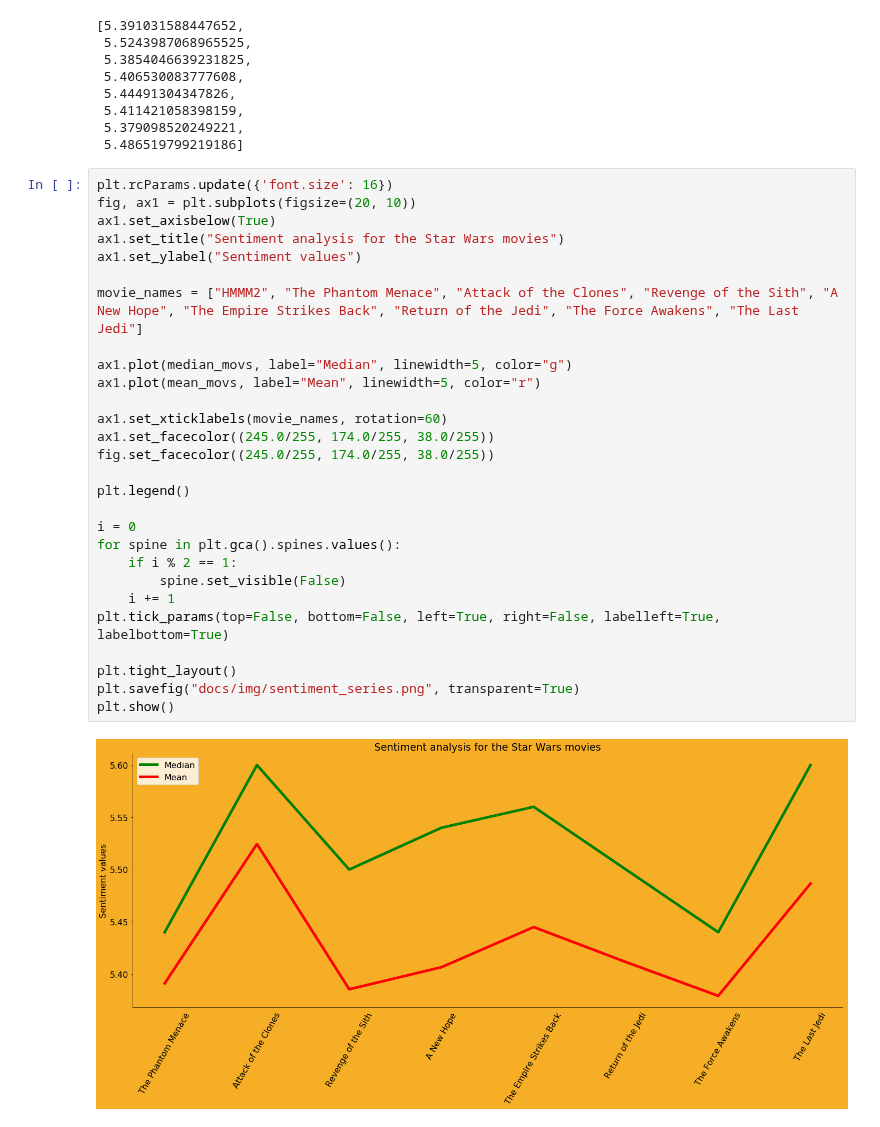
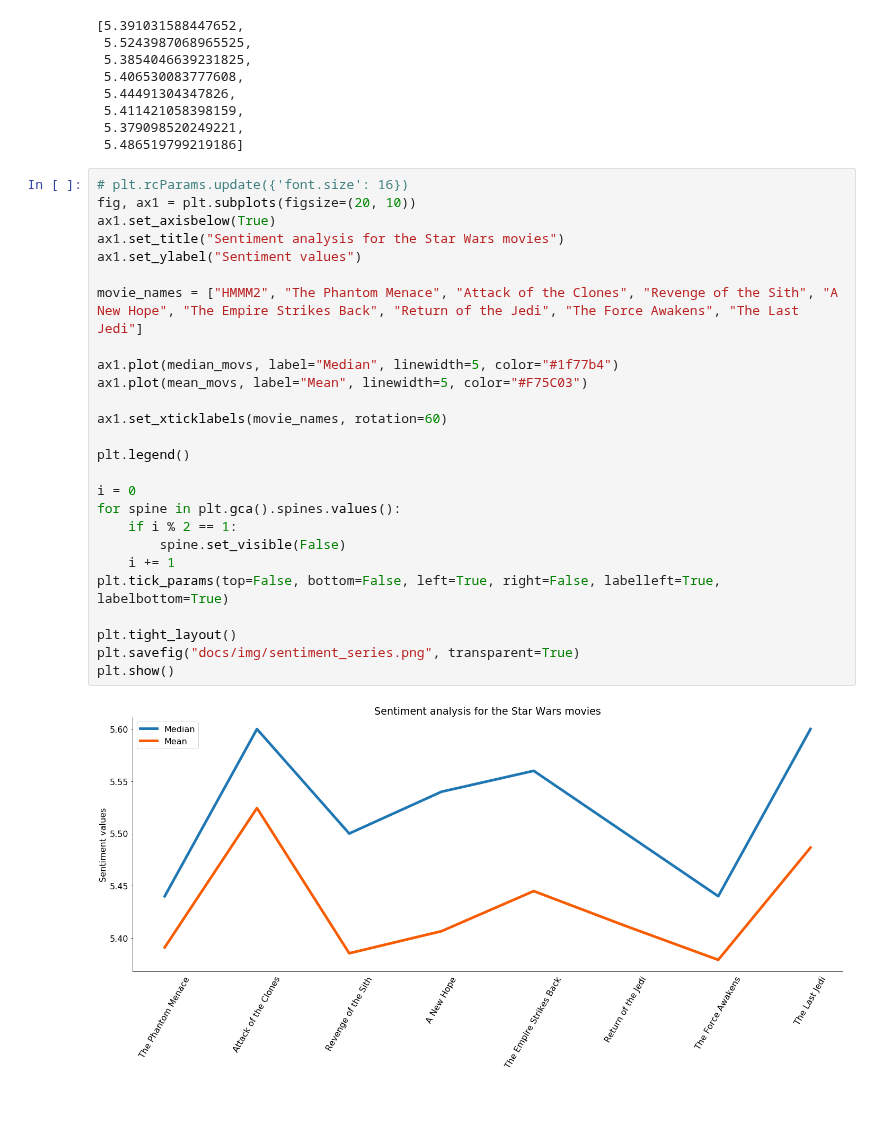
Before and after one commit to JacobPjetursson/Social_Graphs_Wookiepedia, a Jupyter notebook: MovieProcessing_v2.ipynb, the cells around one changed output. Saved outputs shown, nothing was run; the diff lists cells and outputs as text.

```diff
--- a/MovieProcessing_v2.ipynb
+++ b/MovieProcessing_v2.ipynb
@@ -85,32 +85,30 @@ mean_movs
  5.379098520249221,
  5.486519799219186]
 # %%
-plt.rcParams.update({'font.size': 16})
+# plt.rcParams.update({'font.size': 16})
 fig, ax1 = plt.subplots(figsize=(20, 10))
 ax1.set_axisbelow(True)
 ax1.set_title("Sentiment analysis for the Star Wars movies")
 ax1.set_ylabel("Sentiment values")
 
 movie_names = ["HMMM2", "The Phantom Menace", "Attack of the Clones", "Revenge of the Sith", "A New Hope", "The Empire Strikes Back", "Return of the Jedi", "The Force Awakens", "The Last Jedi"]
 
-ax1.plot(median_movs, label="Median", linewidth=5, color="g")
-ax1.plot(mean_movs, label="Mean", linewidth=5, color="r")
+ax1.plot(median_movs, label="Median", linewidth=5, color="#1f77b4")
+ax1.plot(mean_movs, label="Mean", linewidth=5, color="#F75C03")
 
 ax1.set_xticklabels(movie_names, rotation=60)
-ax1.set_facecolor((245.0/255, 174.0/255, 38.0/255))
-fig.set_facecolor((245.0/255, 174.0/255, 38.0/255))
 
 plt.legend()
 
 i = 0
 for spine in plt.gca().spines.values():
     if i % 2 == 1:
         spine.set_visible(False)
     i += 1
 plt.tick_params(top=False, bottom=False, left=True, right=False, labelleft=True, labelbottom=True)
 
 plt.tight_layout()
 plt.savefig("docs/img/sentiment_series.png", transparent=True)
 plt.show()
 # %% [output]
-[figure, old version]
+[figure, new version]
```
Also changed, not shown: 5 other files.
